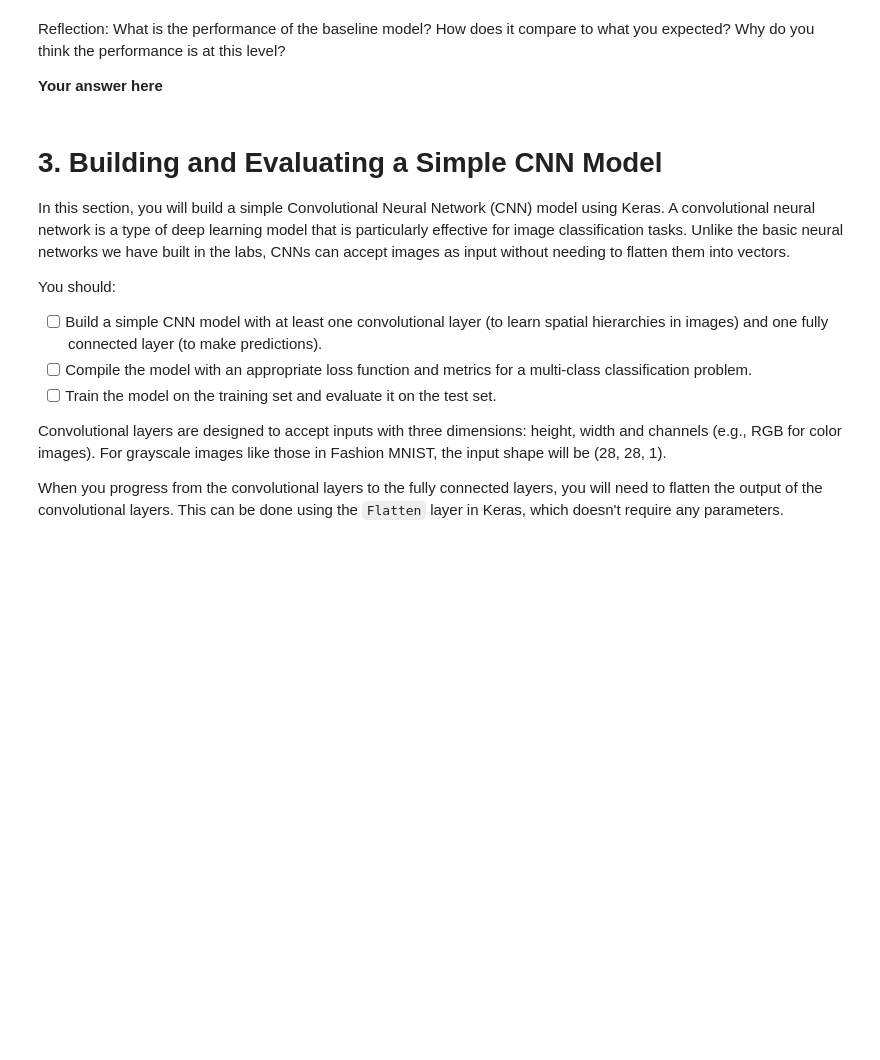
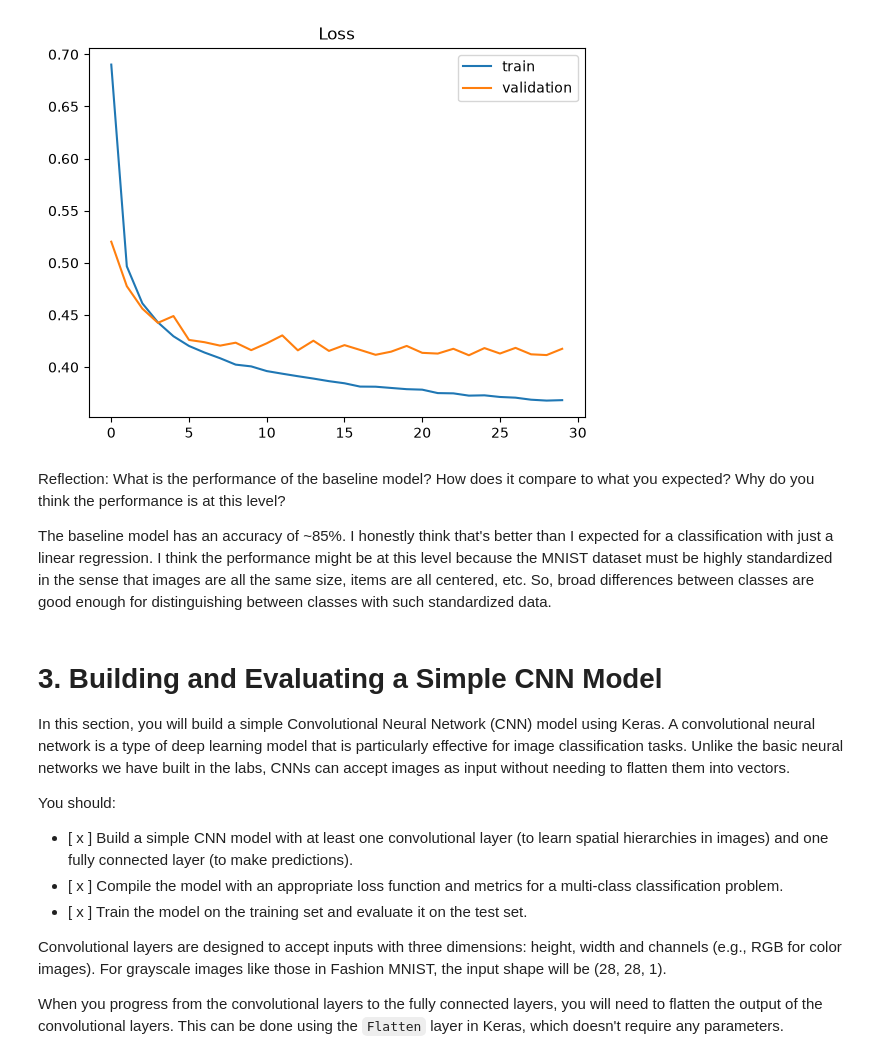
Before and after one commit to damianmicroeco/deep_learning, a Jupyter notebook: 02_activities/assignments/assignment_1.ipynb, the cells around one changed output. Cells and saved outputs as stored; diff of their text form; code cells hidden in the pictures; blank space fills up the shorter version.

```diff
--- a/02_activities/assignments/assignment_1.ipynb
+++ b/02_activities/assignments/assignment_1.ipynb
@@ -57,13 +127,48 @@ Note that for this step, we will need to use `Flatten` to convert the 2D images
 # %%
+from keras import Input
 from keras.models import Sequential
 from keras.layers import Dense, Flatten
 
 # Create a simple linear regression model
-model = Sequential()
+model = Sequential([
+    Input(X_train[0].shape), #use an image from the training data to define the shape
+    Flatten(), #collapse two-dimensional array to a one-dimensional vector
+    Dense(len(class_names), activation = "softmax") #the output should be a vector for one of each class that is then converted to probability like values with softmax
+    ]
+)
+
 # You can use `model.add(<layer>)` to add layers to the model
+## A linear regression shouldn't need extra layers
 
 # Compile the model using `model.compile()`
+model.compile(
+    optimizer = "adam", #adam just seems like a go-to optimizer for first passes
+    loss = "categorical_crossentropy", #we're providing labels as one-hot encodings and this is a classificaiton problem
+    metrics = ["categorical_accuracy"]
+)
 
 # Train the model with `model.fit()`
+history = model.fit(
+    X_train,
+    oh_train,
+    epochs = 30,
+    batch_size = 64,
+    validation_split = 0.2
+)
+
+#plot training and validation loss just to make sure we're not over-fitting and if we don't need to run 100 epochs
+plt.plot(history.history['loss'], label='train')
+plt.plot(history.history['val_loss'], label='validation')
+plt.legend(loc='best')
+plt.title('Loss');
+#the validation and training losses both seem to plateau very early on and validation loss increases a bit after the elbow
 
 # Evaluate the model with `model.evaluate()`
+test_loss, test_accuracy = model.evaluate(
+    X_test,
+    oh_test
+)
+
+print(f"Test loss:  {test_loss:.3f}")
+print(f"Test accuracy: ' {test_accuracy:.3f}")
+# %% [output]
@@ -70,16 +193,17 @@ model = Sequential()
+[figure, added]
 # %% [markdown]
 Reflection: What is the performance of the baseline model? How does it compare to what you expected? Why do you think the performance is at this level?
 
-**Your answer here**
+The baseline model has an accuracy of ~85%. I honestly think that's better than I expected for a classification with just a linear regression. I think the performance might be at this level because the MNIST dataset must be highly standardized in the sense that images are all the same size, items are all centered, etc. So, broad differences between classes are good enough for distinguishing between classes with such standardized data.
 # %% [markdown]
 # 3. Building and Evaluating a Simple CNN Model
 
 In this section, you will build a simple Convolutional Neural Network (CNN) model using Keras. A convolutional neural network is a type of deep learning model that is particularly effective for image classification tasks. Unlike the basic neural networks we have built in the labs, CNNs can accept images as input without needing to flatten them into vectors.
 
 You should:
-- [ ] Build a simple CNN model with at least one convolutional layer (to learn spatial hierarchies in images) and one fully connected layer (to make predictions).
-- [ ] Compile the model with an appropriate loss function and metrics for a multi-class classification problem.
-- [ ] Train the model on the training set and evaluate it on the test set.
+- [ x ] Build a simple CNN model with at least one convolutional layer (to learn spatial hierarchies in images) and one fully connected layer (to make predictions).
+- [ x ] Compile the model with an appropriate loss function and metrics for a multi-class classification problem.
+- [ x ] Train the model on the training set and evaluate it on the test set.
 
 Convolutional layers are designed to accept inputs with three dimensions: height, width and channels (e.g., RGB for color images). For grayscale images like those in Fashion MNIST, the input shape will be (28, 28, 1).
 
```
Also changed, not shown: parts of 22 cells of this notebook, 3 other files.
